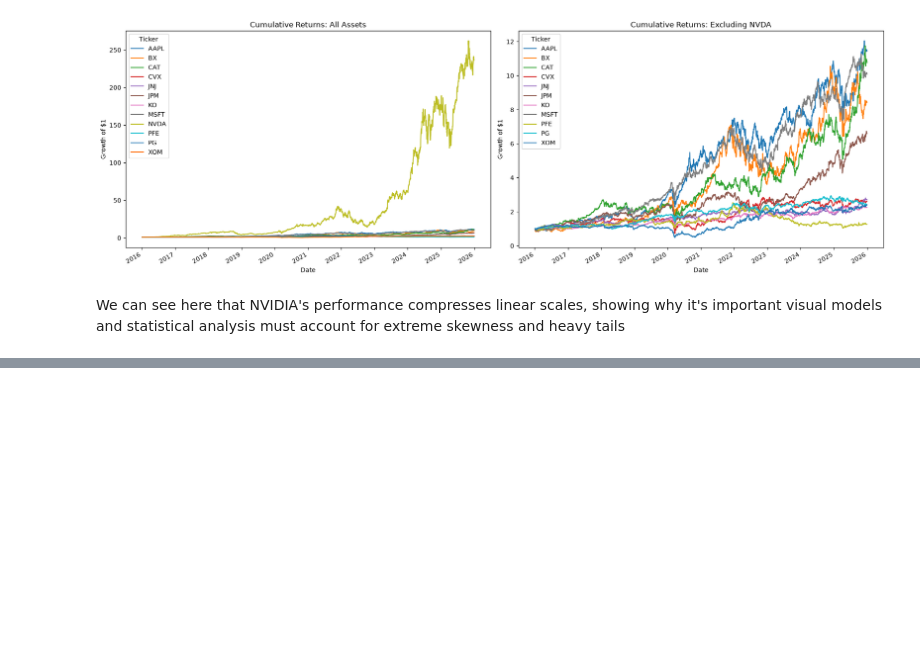
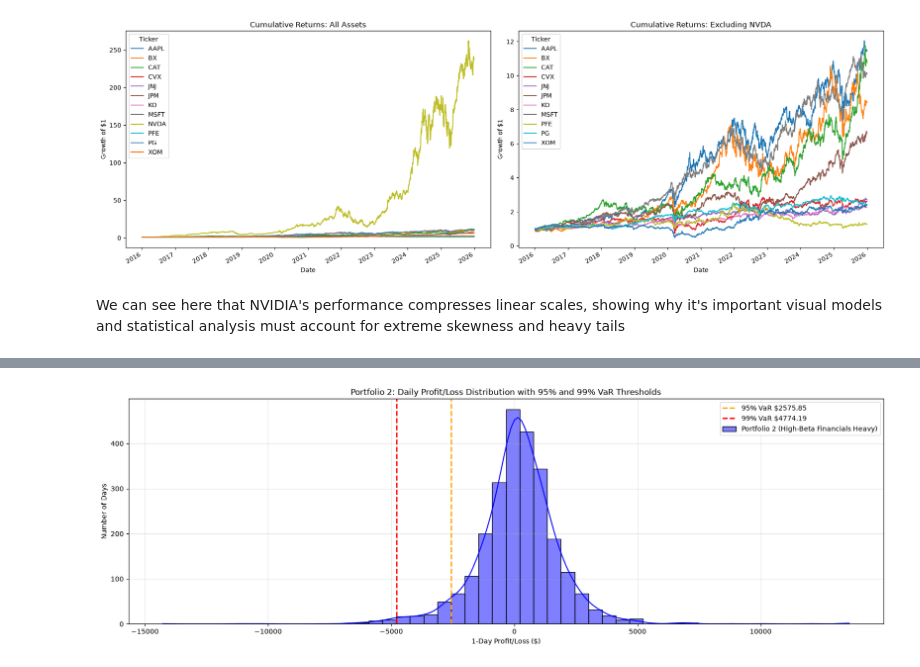
Before and after one commit to joekobylarz/portfolio-var-model, a Jupyter notebook: notebooks/var_model.ipynb, the cells around one changed output, grey strips where cells are left out. Saved outputs shown, nothing was run; the diff lists cells and outputs as text; code cells hidden in the pictures; blank space fills up the shorter version.

Commit message:
historical var

```diff
--- a/notebooks/var_model.ipynb
+++ b/notebooks/var_model.ipynb
@@ -99,9 +101,9 @@ import yfinance as yf
 import seaborn as sns
 # %%
 portfolio1 = { #Sector Diversified
-    'NVDA':0.0833,'MSFT':0.0833,'AAPL':0.0833,'JPM':0.0833,
-    'BX':0.0833,'JNJ':0.0837,'PFE':0.0833,'PG':0.0833,
-    'KO':0.0833, 'XOM':0.0833,'CVX':0.0833,'CAT':0.0833}
+    'NVDA':1/12,'MSFT':1/12,'AAPL':1/12,'JPM':1/12,
+    'BX':1/12,'JNJ':1/12,'PFE':1/12,'PG':1/12,
+    'KO':1/12, 'XOM':1/12,'CVX':1/12,'CAT':1/12}
 
 portfolio2 = { #High-Beta Financials Heavy
     'NVDA':0.25, 'MSFT':0.15, 'AAPL':0.15, 'JPM':0.15,
@@ -168,0 +214,9 @@ We can see here that NVIDIA's performance compresses linear scales, showing why
+# %%
+#We can now calculate the VaR simply by using the quantile function on the portfolio returns. We will start with a 95% confidence level, which corresponds to the 5th percentile of the returns distribution.
+histvar95_pf1 = abs(portfolio1_returns.quantile(0.05))
+histvar95_pf2 = abs(portfolio2_returns.quantile(0.05))
+histvar95_pf3 = abs(portfolio3_returns.quantile(0.05))
+
+print(f"Portfolio 1 Historical VaR (95% confidence): ${histvar95_pf1:.2f}")
+print(f"Portfolio 2 Historical VaR (95% confidence): ${histvar95_pf2:.2f}")
+print(f"Portfolio 3 Historical VaR (95% confidence): ${histvar95_pf3:.2f}")
@@ -168,0 +227,9 @@ We can see here that NVIDIA's performance compresses linear scales, showing why
+# %%
+#We can easily now quickly calculate the 99% confidence level VaR by changing the quantile to 0.01
+histvar99_pf1 = abs(portfolio1_returns.quantile(0.01))
+histvar99_pf2 = abs(portfolio2_returns.quantile(0.01))
+histvar99_pf3 = abs(portfolio3_returns.quantile(0.01))
+
+print(f"Portfolio 1 Historical VaR (99% confidence): ${histvar99_pf1:.2f}")
+print(f"Portfolio 2 Historical VaR (99% confidence): ${histvar99_pf2:.2f}")
+print(f"Portfolio 3 Historical VaR (99% confidence): ${histvar99_pf3:.2f}")
@@ -168,0 +263,15 @@ We can see here that NVIDIA's performance compresses linear scales, showing why
+# %%
+plt.figure(figsize=(20, 6))
+sns.histplot(portfolio2_returns, bins=50, kde=True, color='blue', alpha=0.5, label='Portfolio 2 (High-Beta Financials Heavy)')
+
+plt.axvline(-histvar95_pf2, color='orange', linestyle='--', linewidth=2, label=f'95% VaR ${histvar95_pf2:.2f}')
+plt.axvline(-histvar99_pf2, color='red', linestyle='--', linewidth=2, label=f'99% VaR ${histvar99_pf2:.2f}')
+
+plt.xlabel('1-Day Profit/Loss ($)')
+plt.ylabel('Number of Days')
+plt.title('Portfolio 2: Daily Profit/Loss Distribution with 95% and 99% VaR Thresholds')
+plt.legend()
+plt.grid(True, alpha=0.3)
+plt.show()
+# %% [output]
+[figure, added]
```
Also changed, not shown: parts of 9 cells of this notebook.
